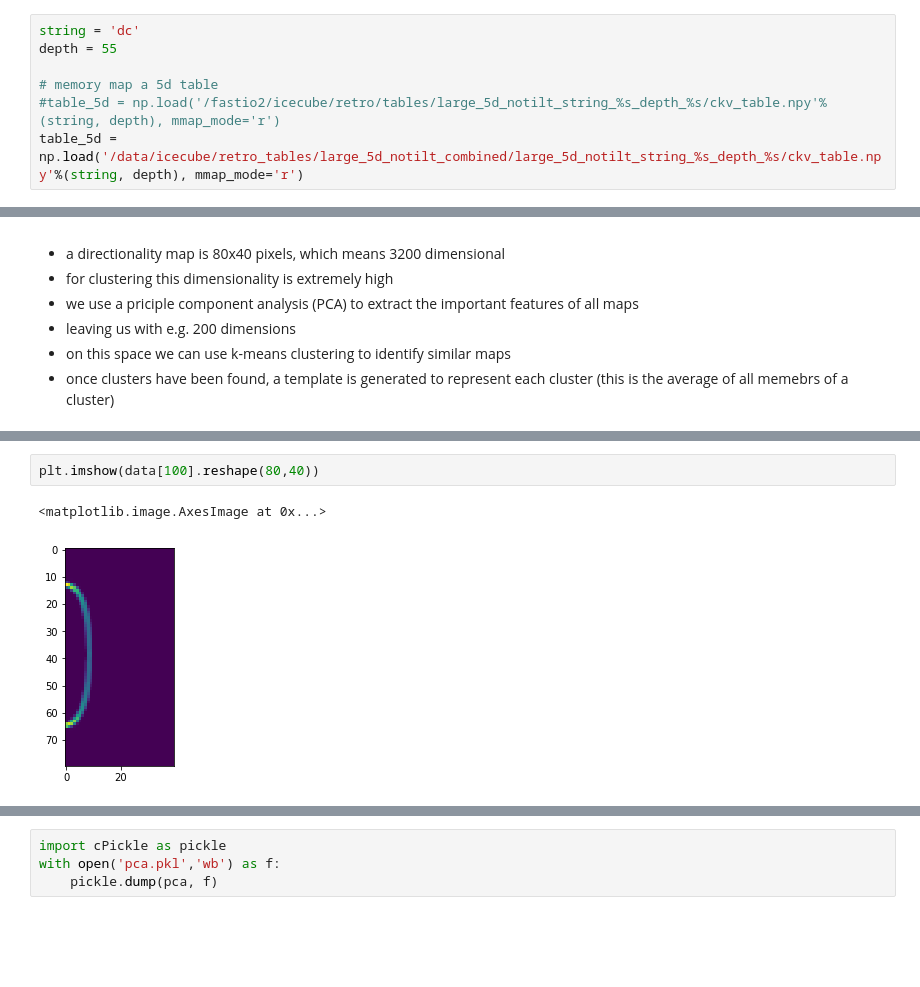
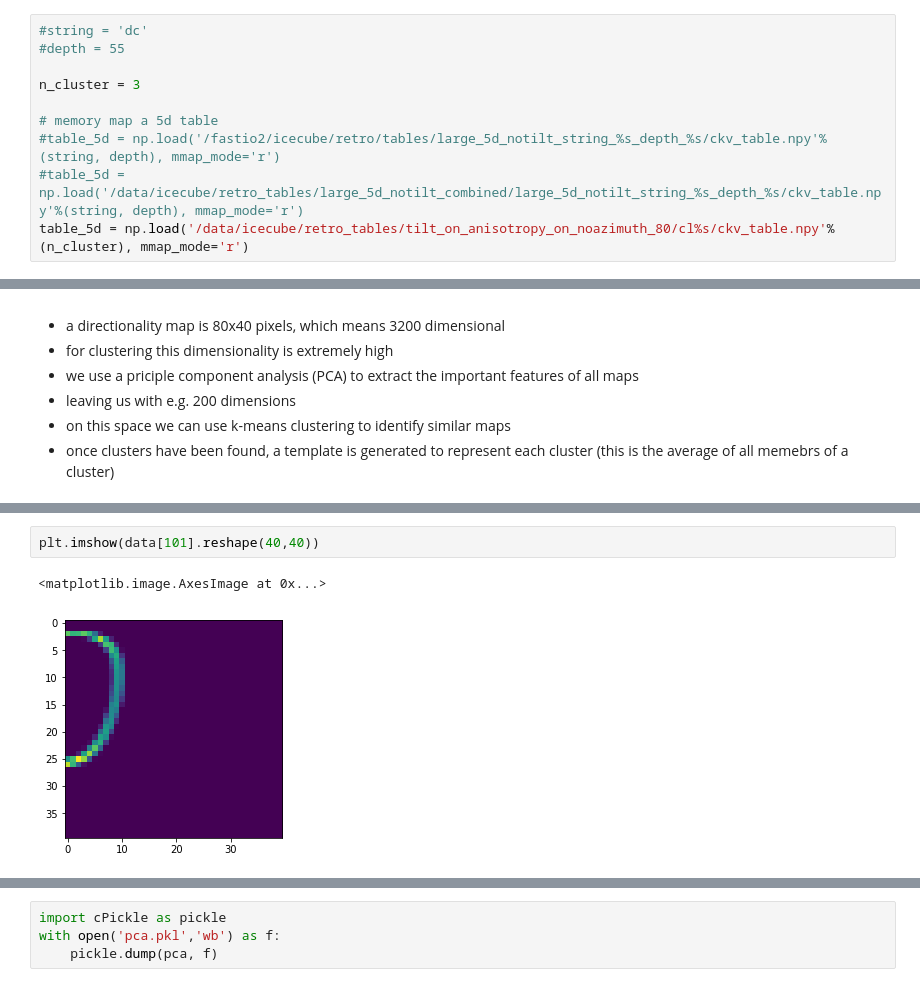
Before and after one commit to icecube/retro, a Jupyter notebook: notebooks/table_compression.ipynb, the cells around one changed output, grey strips where cells are left out. Cells and saved outputs as stored; diff of their text form; blank space fills up the shorter version.

Commit message:
table compression scripts updated

```diff
--- a/notebooks/table_compression.ipynb
+++ b/notebooks/table_compression.ipynb
@@ -11,12 +11,15 @@ from sklearn.cluster import MiniBatchKMeans as KMeans
 from sklearn.decomposition import IncrementalPCA as PCA
 from numba import jit, float64, int32, float32, guvectorize, SmartArray
 # %%
-string = 'dc'
-depth = 55
+#string = 'dc'
+#depth = 55
+
+n_cluster = 3
 
 # memory map a 5d table
 #table_5d = np.load('/fastio2/icecube/retro/tables/large_5d_notilt_string_%s_depth_%s/ckv_table.npy'%(string, depth), mmap_mode='r')
-table_5d = np.load('/data/icecube/retro_tables/large_5d_notilt_combined/large_5d_notilt_string_%s_depth_%s/ckv_table.npy'%(string, depth), mmap_mode='r')
+#table_5d = np.load('/data/icecube/retro_tables/large_5d_notilt_combined/large_5d_notilt_string_%s_depth_%s/ckv_table.npy'%(string, depth), mmap_mode='r')
+table_5d = np.load('/data/icecube/retro_tables/tilt_on_anisotropy_on_noazimuth_80/cl%s/ckv_table.npy'%(n_cluster), mmap_mode='r')
 # %%
 # tables are binned in r, theta, t, theta_dir, delta_phi_dir
 table_5d.shape
@@ -70,8 +73,8 @@ Wall time: 9.92 s
 # %%
-plt.imshow(data[100].reshape(80,40))
+plt.imshow(data[101].reshape(40,40))
 # %% [output]
 <matplotlib.image.AxesImage at 0x...>
-[figure, old version]
+[figure, new version]
 # %%
 %%time
 # do a principal component analysis in order to reduce the dimensionality for the clustering
```
Also changed, not shown: parts of 12 cells of this notebook, 9 other files.
